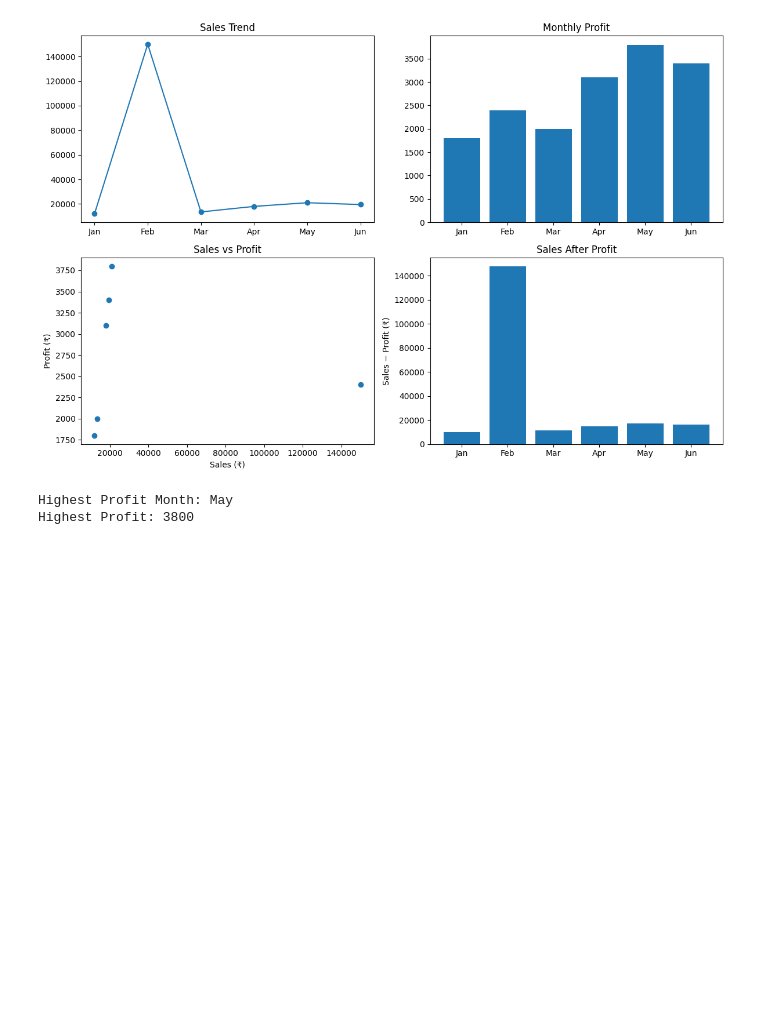
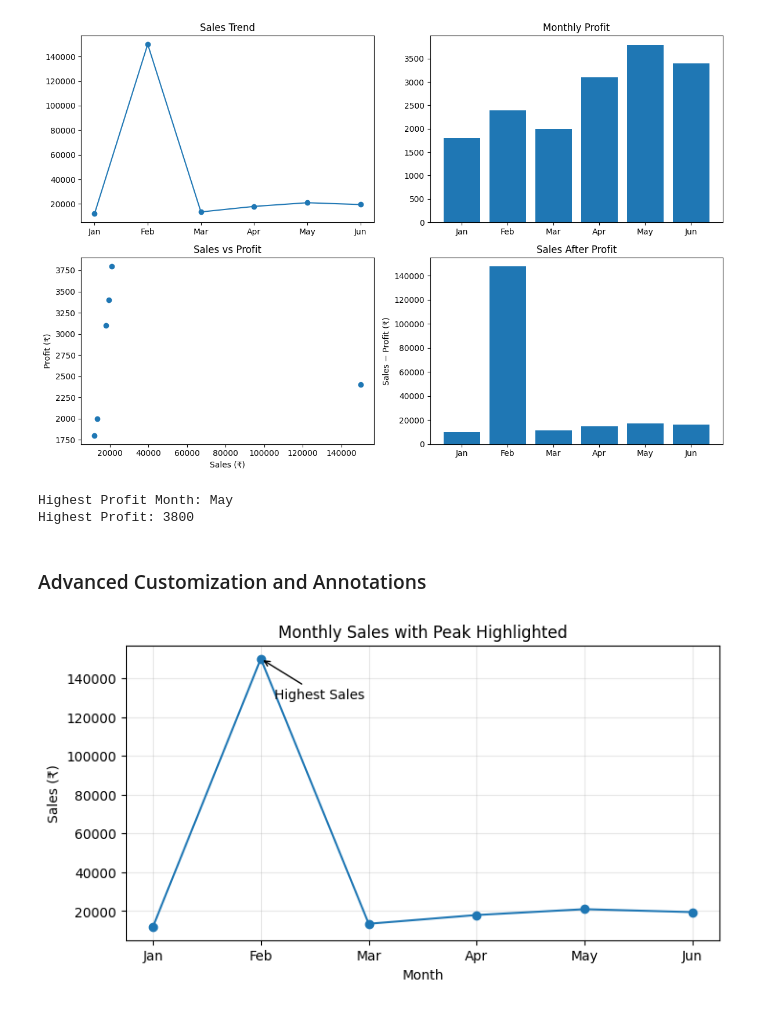
Before and after one commit to ivaibhavpawar1045/Python-Data-Analytics, a Jupyter notebook: 32_Advanced_Matlotlib/practice.ipynb, the cells around one changed output. Saved outputs shown, nothing was run; the diff lists cells and outputs as text; code cells hidden in the pictures; blank space fills up the shorter version.

Commit message:
Add Matplotlib annotations and advanced chart formatting

```diff
--- a/32_Advanced_Matlotlib/practice.ipynb
+++ b/32_Advanced_Matlotlib/practice.ipynb
@@ -69,3 +69,27 @@ print("Highest Profit:", profit[best_index])
 # %% [output]
 Highest Profit Month: May
 Highest Profit: 3800
+# %% [markdown]
+### Advanced Customization and Annotations
+# %%
+# . Add an annotation to the highest-sales month
+best_sales_index = np.argmax(sales)
+
+plt.figure(figsize=(8, 4))
+plt.plot(months, sales, marker="o")
+
+plt.annotate(
+    "Highest Sales",
+    xy=(months[best_sales_index], sales[best_sales_index]),
+    xytext=(10, -30),
+    textcoords="offset points",
+    arrowprops=dict(arrowstyle="->")
+)
+
+plt.title("Monthly Sales with Peak Highlighted")
+plt.xlabel("Month")
+plt.ylabel("Sales (₹)")
+plt.grid(True, alpha=0.3)
+plt.show()
+# %% [output]
+[figure, added]
```
Also changed, not shown: parts of 2 cells of this notebook.
